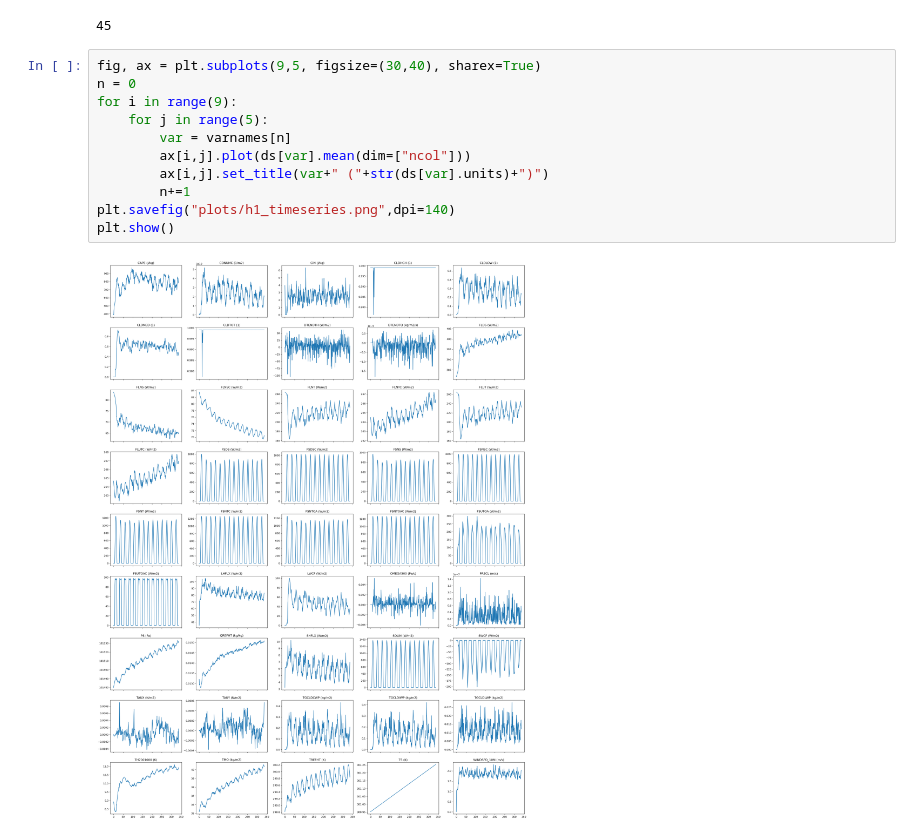
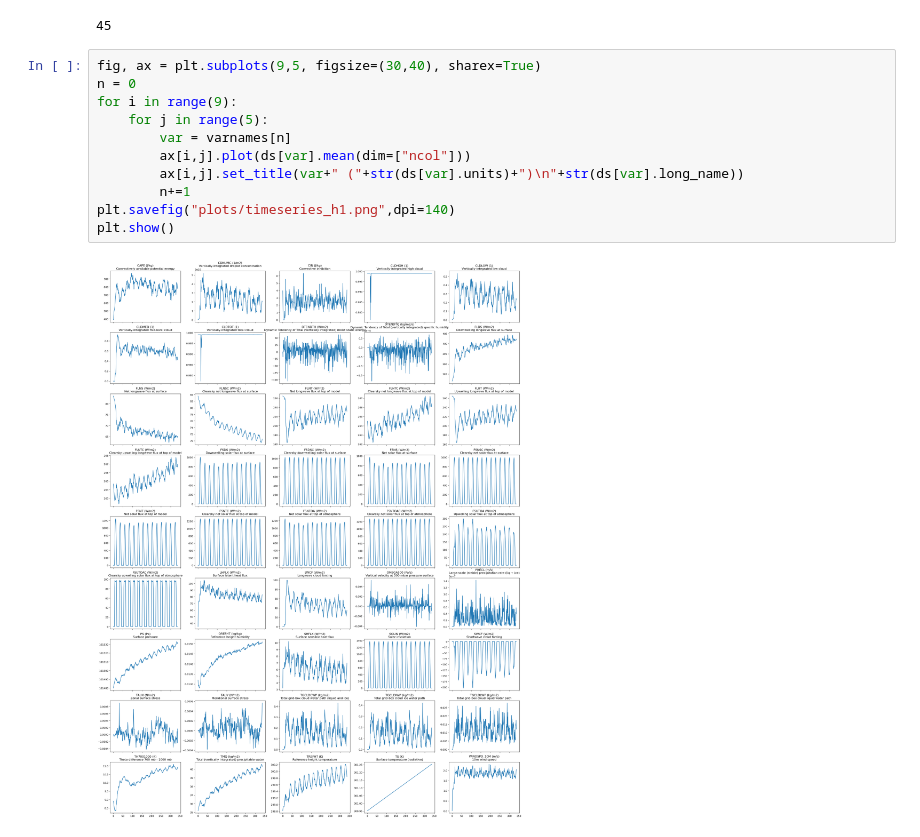
Before and after one commit to smturbev/dp-scream-analysis, a Jupyter notebook: prelim/timeseries.ipynb, the cells around one changed output. Cells and saved outputs as stored; diff of their text form.

Commit message:
prelim plots of 3D variables

```diff
--- a/prelim/timeseries.ipynb
+++ b/prelim/timeseries.ipynb
@@ -41,13 +48,13 @@ len(varnames)
 # %%
 fig, ax = plt.subplots(9,5, figsize=(30,40), sharex=True)
 n = 0
 for i in range(9):
     for j in range(5):
         var = varnames[n]
         ax[i,j].plot(ds[var].mean(dim=["ncol"]))
-        ax[i,j].set_title(var+" ("+str(ds[var].units)+")")
+        ax[i,j].set_title(var+" ("+str(ds[var].units)+")\n"+str(ds[var].long_name))
         n+=1
-plt.savefig("plots/h1_timeseries.png",dpi=140)
+plt.savefig("plots/timeseries_h1.png",dpi=140)
 plt.show()
 # %% [output]
-[figure, old version]
+[figure, new version]
```
Also changed, not shown: parts of 16 cells of this notebook, 8 other files.
